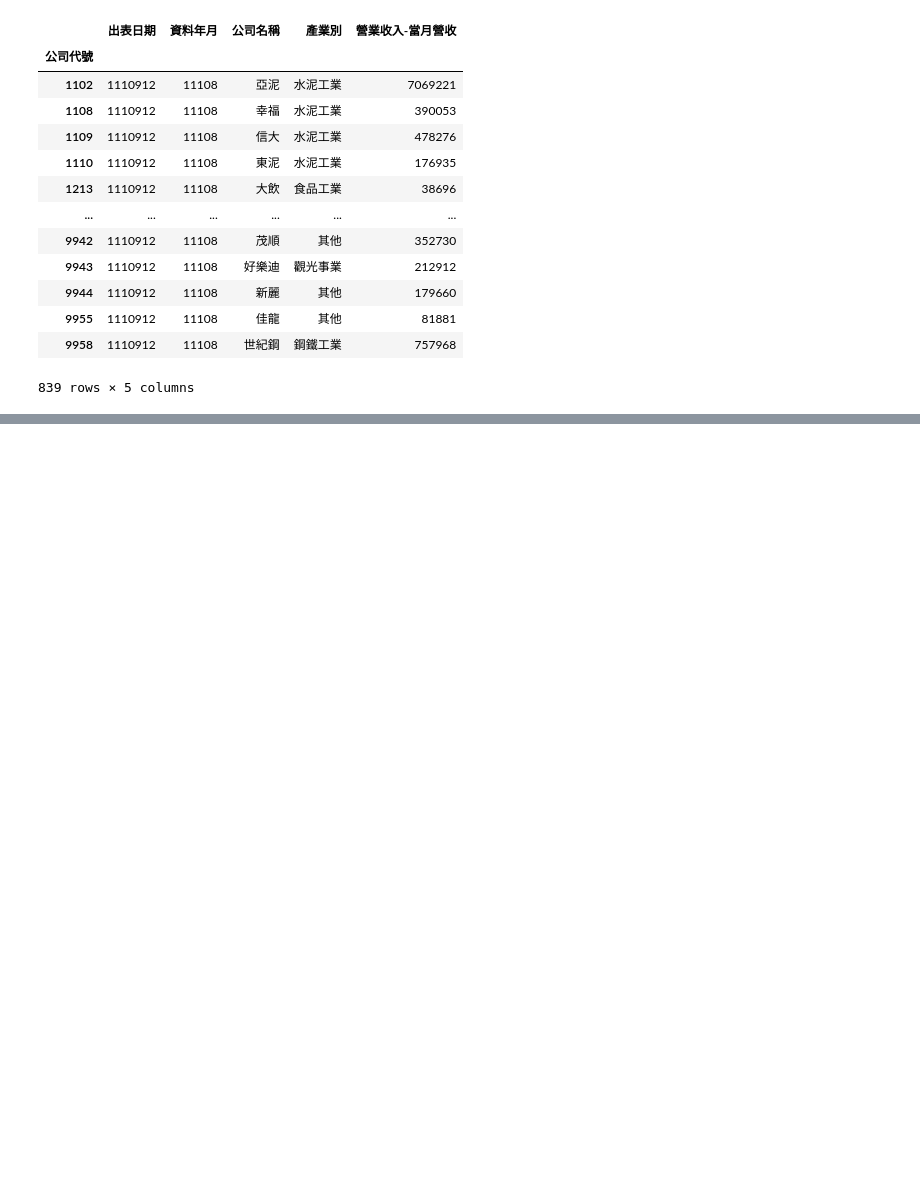
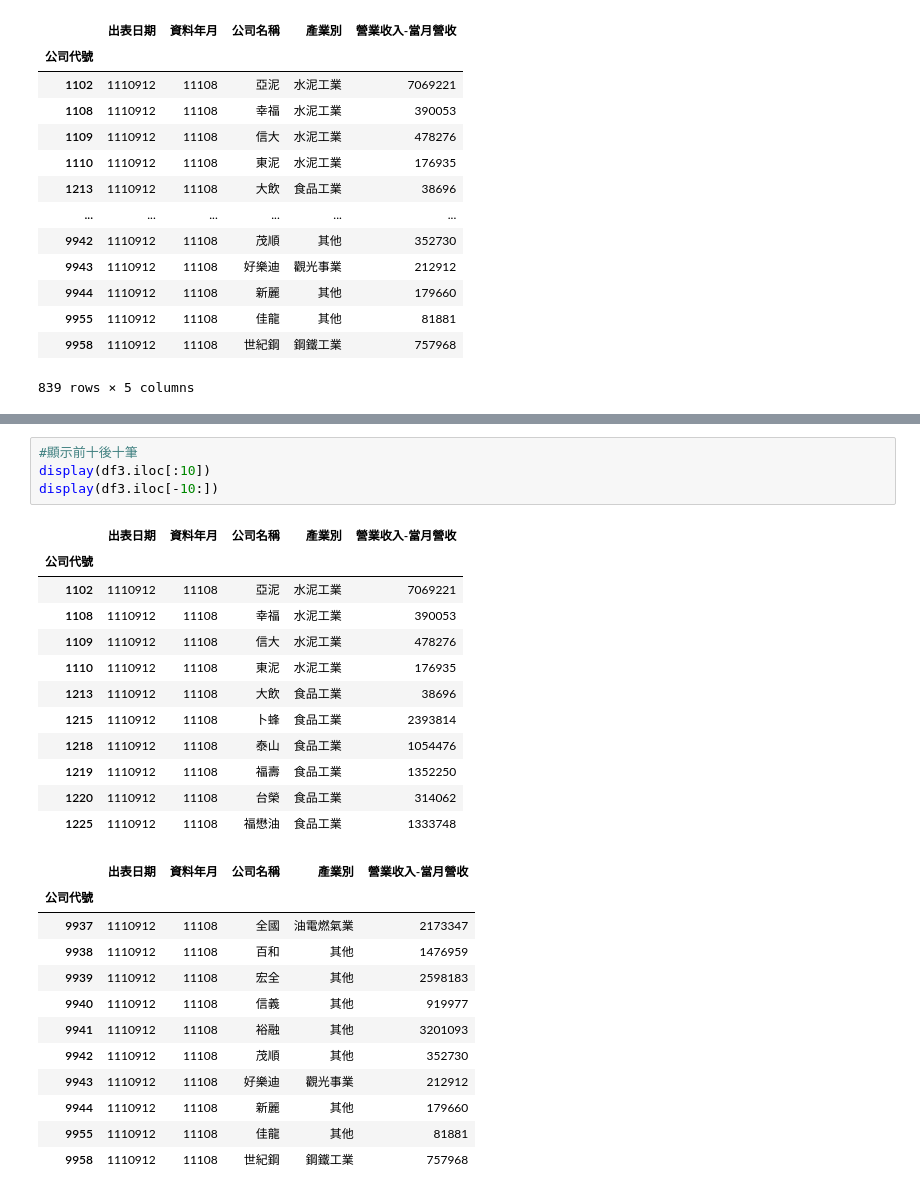
Before and after one commit to siang0707/2024_02_20_2_4, a Jupyter notebook: lesson16/lesson16_3.ipynb, the cells around one changed output, grey strips where cells are left out. Drawn from its saved outputs; the diff is of its cells as text; blank space fills up the shorter version.

```diff
--- a/lesson16/lesson16_3.ipynb
+++ b/lesson16/lesson16_3.ipynb
@@ -89,0 +110,29 @@ df3
+# %%
+#顯示前十後十筆
+display(df3.iloc[:10])
+display(df3.iloc[-10:])
+# %% [output]
+|  | 出表日期 | 資料年月 | 公司名稱 | 產業別 | 營業收入-當月營收 |
+| 公司代號 |  |  |  |  |  |
+| 1102 | 1110912 | 11108 | 亞泥 | 水泥工業 | 7069221 |
+| 1108 | 1110912 | 11108 | 幸福 | 水泥工業 | 390053 |
+| 1109 | 1110912 | 11108 | 信大 | 水泥工業 | 478276 |
+| 1110 | 1110912 | 11108 | 東泥 | 水泥工業 | 176935 |
+| 1213 | 1110912 | 11108 | 大飲 | 食品工業 | 38696 |
+| 1215 | 1110912 | 11108 | 卜蜂 | 食品工業 | 2393814 |
+| 1218 | 1110912 | 11108 | 泰山 | 食品工業 | 1054476 |
+| 1219 | 1110912 | 11108 | 福壽 | 食品工業 | 1352250 |
+| 1220 | 1110912 | 11108 | 台榮 | 食品工業 | 314062 |
+| 1225 | 1110912 | 11108 | 福懋油 | 食品工業 | 1333748 |
+|  | 出表日期 | 資料年月 | 公司名稱 | 產業別 | 營業收入-當月營收 |
+| 公司代號 |  |  |  |  |  |
+| 9937 | 1110912 | 11108 | 全國 | 油電燃氣業 | 2173347 |
+| 9938 | 1110912 | 11108 | 百和 | 其他 | 1476959 |
+| 9939 | 1110912 | 11108 | 宏全 | 其他 | 2598183 |
+| 9940 | 1110912 | 11108 | 信義 | 其他 | 919977 |
+| 9941 | 1110912 | 11108 | 裕融 | 其他 | 3201093 |
+| 9942 | 1110912 | 11108 | 茂順 | 其他 | 352730 |
+| 9943 | 1110912 | 11108 | 好樂迪 | 觀光事業 | 212912 |
+| 9944 | 1110912 | 11108 | 新麗 | 其他 | 179660 |
+| 9955 | 1110912 | 11108 | 佳龍 | 其他 | 81881 |
+| 9958 | 1110912 | 11108 | 世紀鋼 | 鋼鐵工業 | 757968 |
```
Also changed, not shown: parts of 7 cells of this notebook, 2 other files.
